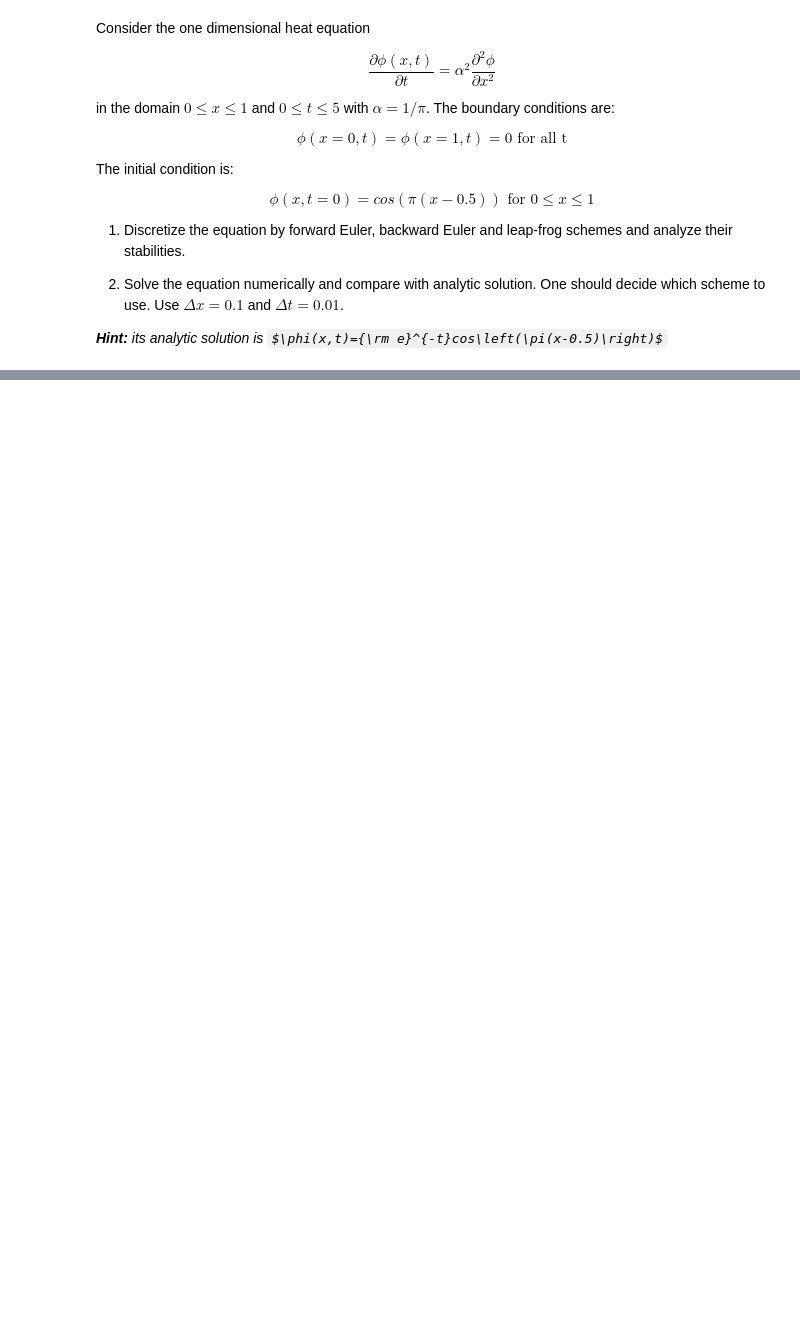
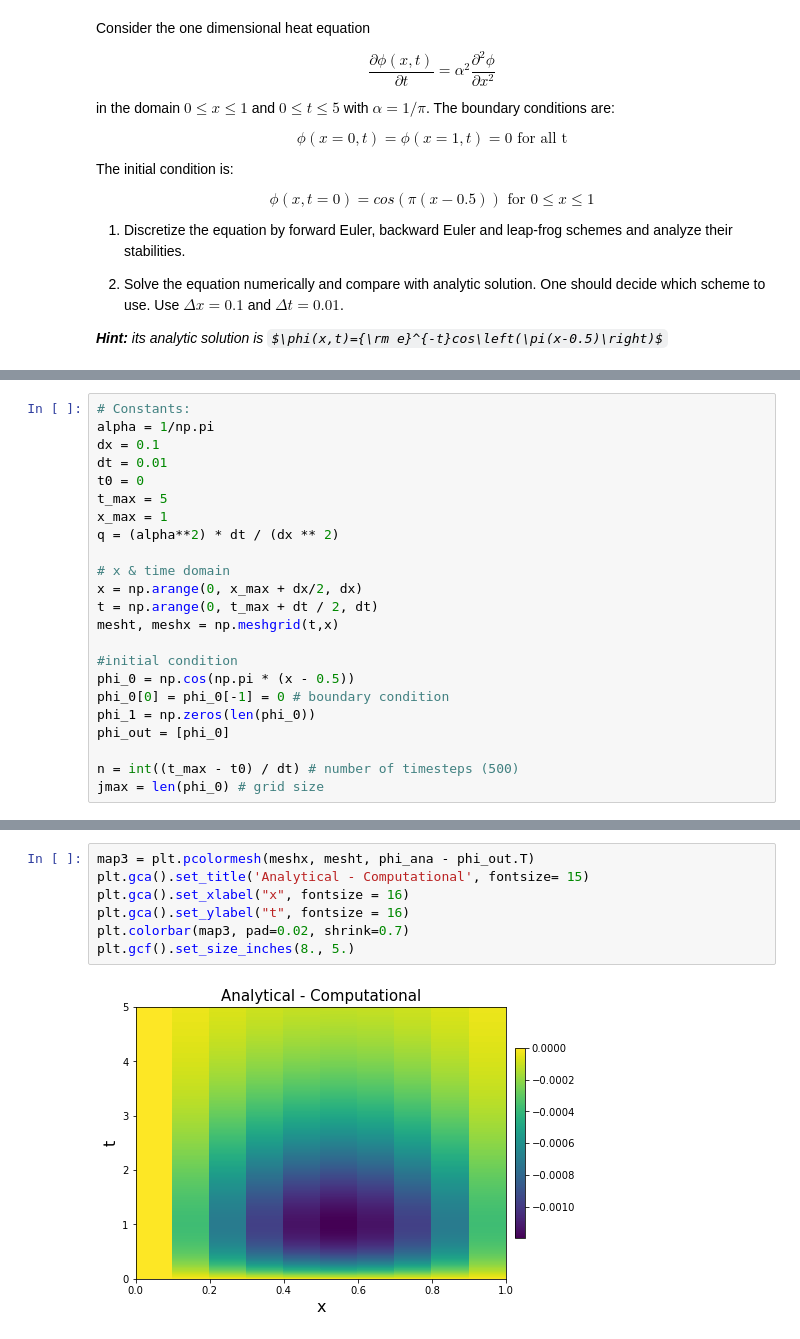
Before and after one commit to vopikamm/climNUM, a Jupyter notebook: Ex4/Exercise_04a_Stability_of_the_heat_equation.ipynb, the cells around one changed output, grey strips where cells are left out. Saved outputs shown, nothing was run; the diff lists cells and outputs as text; some formulas as TeX source; blank space fills up the shorter version.

```diff
--- a/Ex4/Exercise_04a_Stability_of_the_heat_equation.ipynb
+++ b/Ex4/Exercise_04a_Stability_of_the_heat_equation.ipynb
@@ -25,0 +98,23 @@ _**Hint:** its analytic solution is $\phi(x,t)={\rm e}^{-t}cos\left(\pi(x-0.5)\r
+# %%
+# Constants:
+alpha = 1/np.pi
+dx = 0.1
+dt = 0.01
+t0 = 0
+t_max = 5
+x_max = 1
+q = (alpha**2) * dt / (dx ** 2)
+
+# x & time domain
+x = np.arange(0, x_max + dx/2, dx)
+t = np.arange(0, t_max + dt / 2, dt)
+mesht, meshx = np.meshgrid(t,x)
+
+#initial condition
+phi_0 = np.cos(np.pi * (x - 0.5))
+phi_0[0] = phi_0[-1] = 0 # boundary condition
+phi_1 = np.zeros(len(phi_0))
+phi_out = [phi_0]
+
+n = int((t_max - t0) / dt) # number of timesteps (500)
+jmax = len(phi_0) # grid size
@@ -25,0 +166,9 @@ _**Hint:** its analytic solution is $\phi(x,t)={\rm e}^{-t}cos\left(\pi(x-0.5)\r
+# %%
+map3 = plt.pcolormesh(meshx, mesht, phi_ana - phi_out.T)
+plt.gca().set_title('Analytical - Computational', fontsize= 15)
+plt.gca().set_xlabel("x", fontsize = 16)
+plt.gca().set_ylabel("t", fontsize = 16)
+plt.colorbar(map3, pad=0.02, shrink=0.7)
+plt.gcf().set_size_inches(8., 5.)
+# %% [output]
+[figure, added]
```
Also changed, not shown: parts of 10 cells of this notebook.
